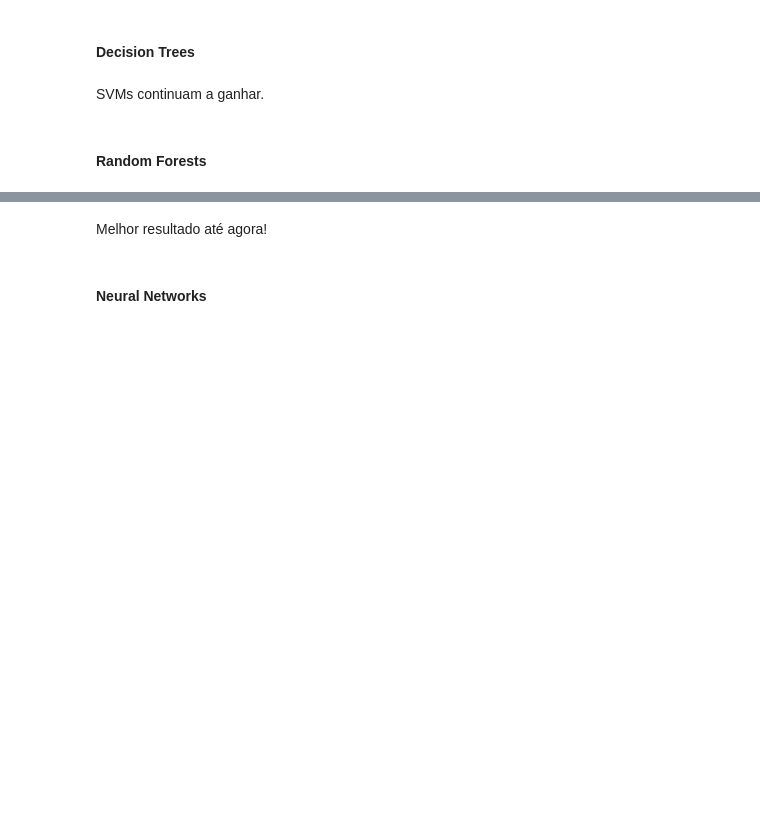
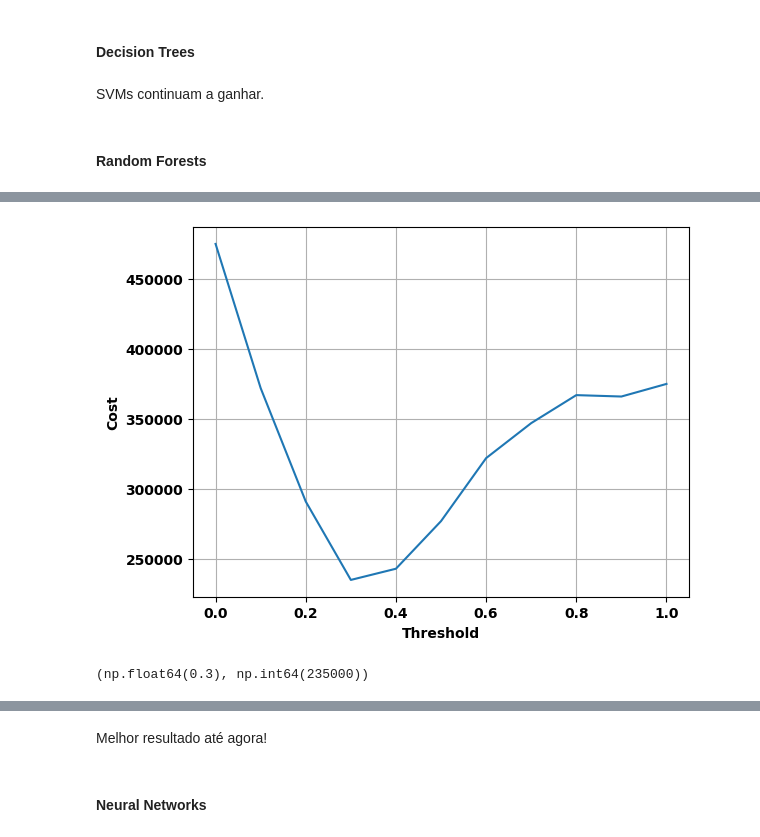
Before and after one commit to pereiranuno/OML-trabalho, a Jupyter notebook: rumos_bank/notebooks/rumos_bank_lending_prediction.ipynb, the cells around one changed output, grey strips where cells are left out. Drawn from its saved outputs; the diff is of its cells as text; code cells hidden in the pictures; blank space fills up the shorter version.

```diff
--- a/rumos_bank/notebooks/rumos_bank_lending_prediction.ipynb
+++ b/rumos_bank/notebooks/rumos_bank_lending_prediction.ipynb
@@ -568,4 +616,7 @@ clf_rf.score(X_test, y_test)
 # %%
-min_cost_threshold(y_test, y_preds)
+min_cost_threshold(y_test, y_preds,'')
+# %% [output]
+[figure, added]
+(np.float64(0.3), np.int64(235000))
 # %%
 total_cost(y_test, y_preds, threshold = 0.3)
```
Also changed, not shown: parts of 13 cells of this notebook.
